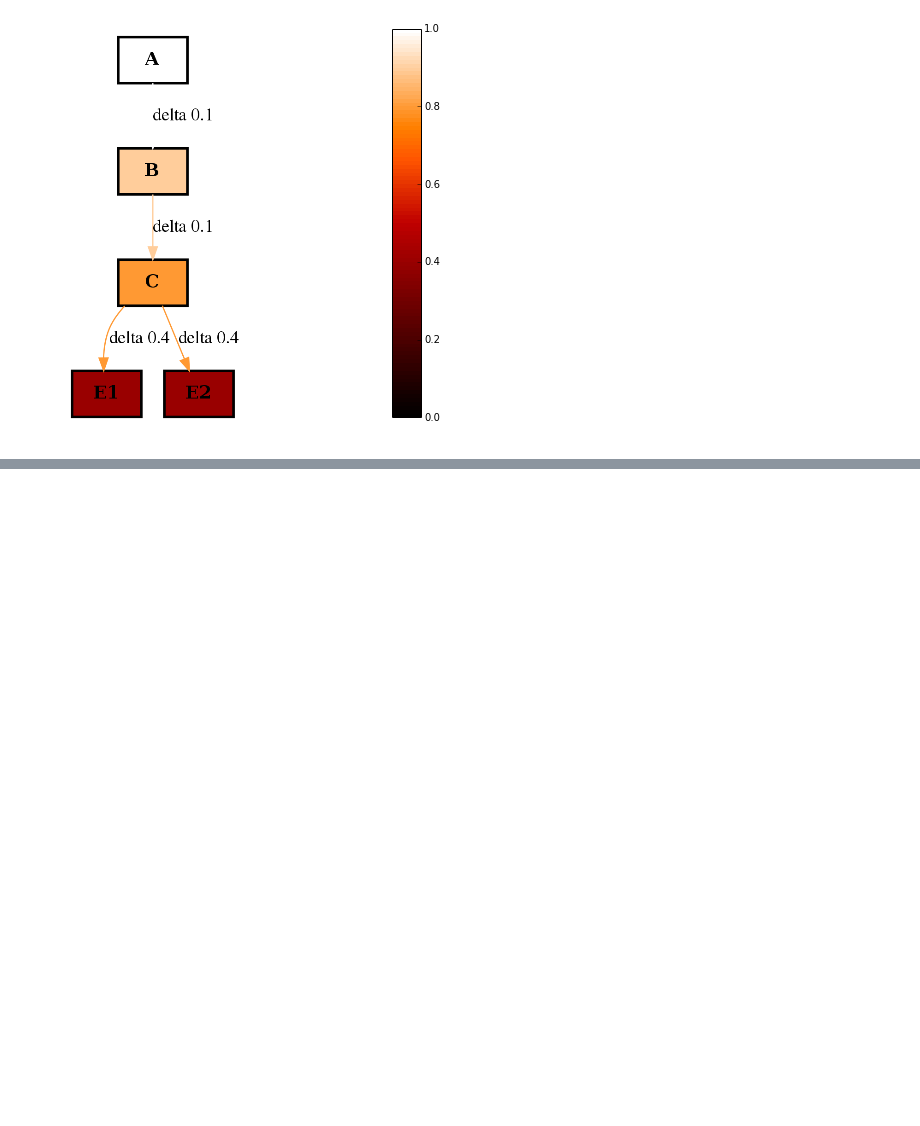
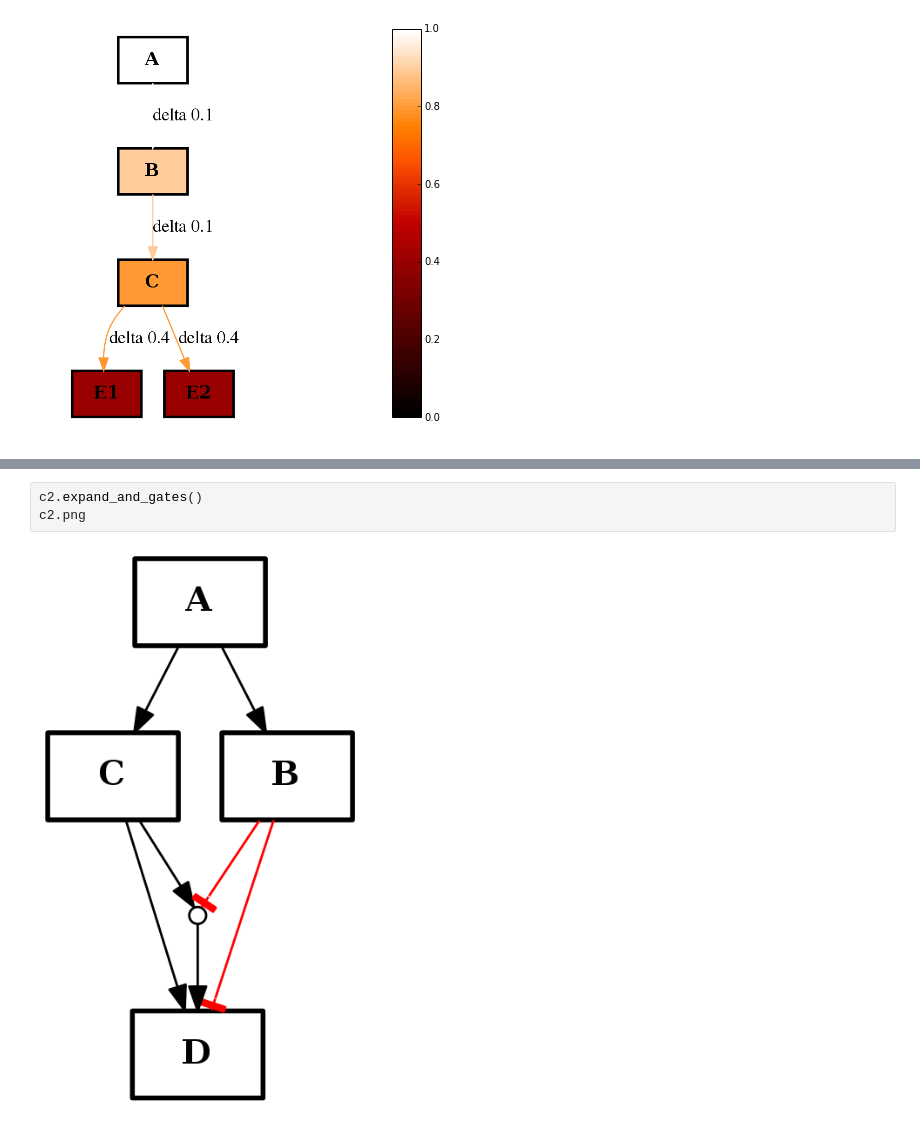
Before and after one commit to cellnopt/cellnopt, a Jupyter notebook: notebooks/io/cnograph.ipynb, the cells around one changed output, grey strips where cells are left out. Drawn from its saved outputs; the diff is of its cells as text; blank space fills up the shorter version.

```diff
--- a/notebooks/io/cnograph.ipynb
+++ b/notebooks/io/cnograph.ipynb
@@ -106,0 +142,5 @@ c.plot(node_attribute='flux', edge_attribute='flux', cmap='gist_heat',
+# %%
+c2.expand_and_gates()
+c2.png
+# %% [output]
+[figure, added]
```
Also changed, not shown: parts of 22 cells of this notebook, 2 other files.
